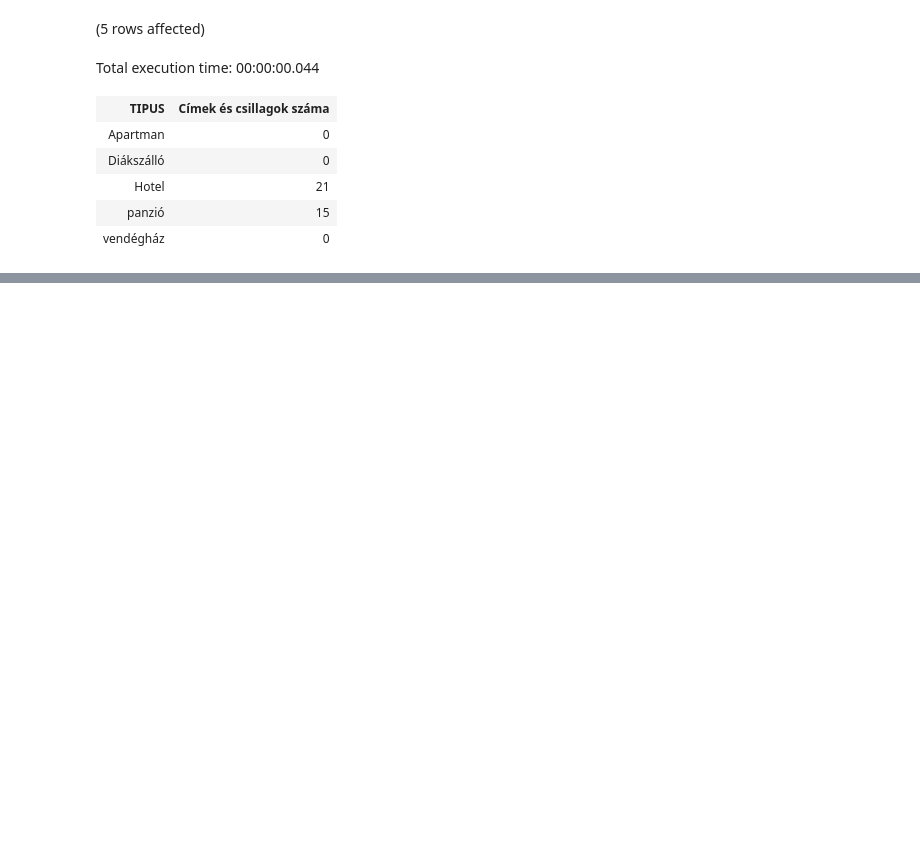
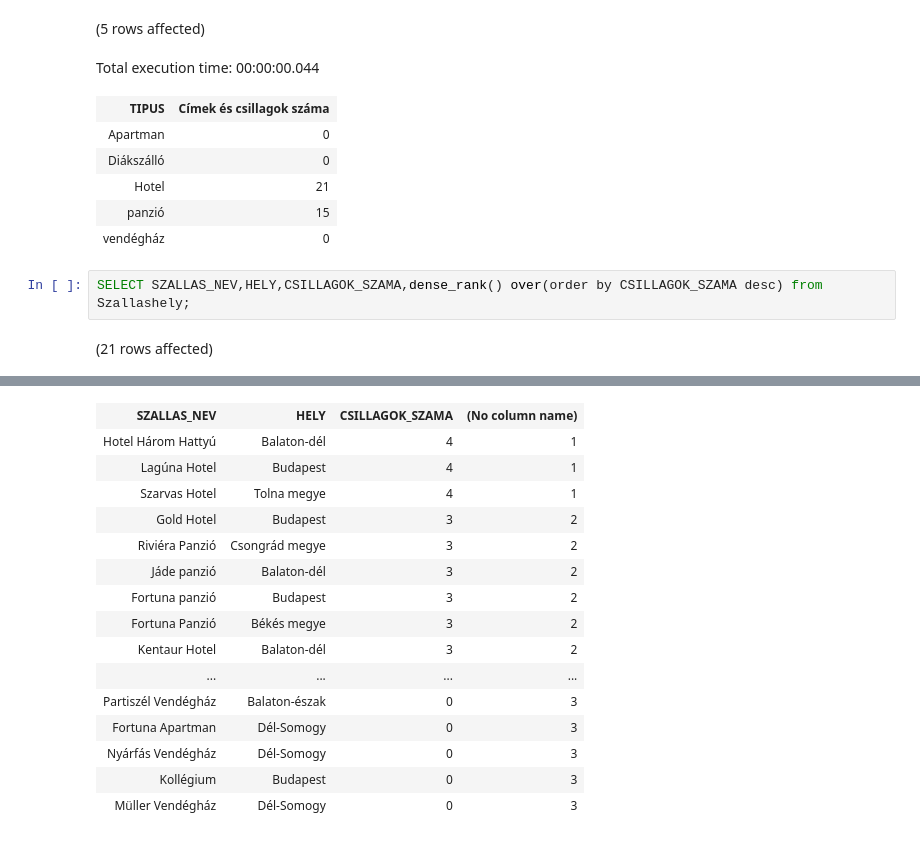
Before and after one commit to Zsoltika1232/adatbazis, a Jupyter notebook: Beadandó_VZsolt.ipynb, the cells around one changed output, grey strips where cells are left out. Drawn from its saved outputs; the diff is of its cells as text; blank space fills up the shorter version.

```diff
--- a/Beadandó_VZsolt.ipynb
+++ b/Beadandó_VZsolt.ipynb
@@ -31,3 +31,7 @@ Total execution time: 00:00:00.044
 | Hotel | 21 |
 | panzió | 15 |
 | vendégház | 0 |
+# %%
+SELECT SZALLAS_NEV,HELY,CSILLAGOK_SZAMA,dense_rank() over(order by CSILLAGOK_SZAMA desc) from Szallashely;
+# %% [output]
+(21 rows affected)
@@ -34,3 +39,19 @@ Total execution time: 00:00:00.044
+| SZALLAS_NEV | HELY | CSILLAGOK_SZAMA | (No column name) |
+| Hotel Három Hattyú | Balaton-dél | 4 | 1 |
+| Lagúna Hotel | Budapest | 4 | 1 |
+| Szarvas Hotel | Tolna megye | 4 | 1 |
+| Gold Hotel | Budapest | 3 | 2 |
+| Riviéra Panzió | Csongrád megye | 3 | 2 |
+| Jáde panzió | Balaton-dél | 3 | 2 |
+| Fortuna panzió | Budapest | 3 | 2 |
+| Fortuna Panzió | Békés megye | 3 | 2 |
+| Kentaur Hotel | Balaton-dél | 3 | 2 |
+| ... | ... | ... | ... |
+| Partiszél Vendégház | Balaton-észak | 0 | 3 |
+| Fortuna Apartman | Dél-Somogy | 0 | 3 |
+| Nyárfás Vendégház | Dél-Somogy | 0 | 3 |
+| Kollégium | Budapest | 0 | 3 |
+| Müller Vendégház | Dél-Somogy | 0 | 3 |
 # %%
 SELECT * from Szallashely;
 # %% [output]
```
Also changed, not shown: parts of 2 cells of this notebook.
